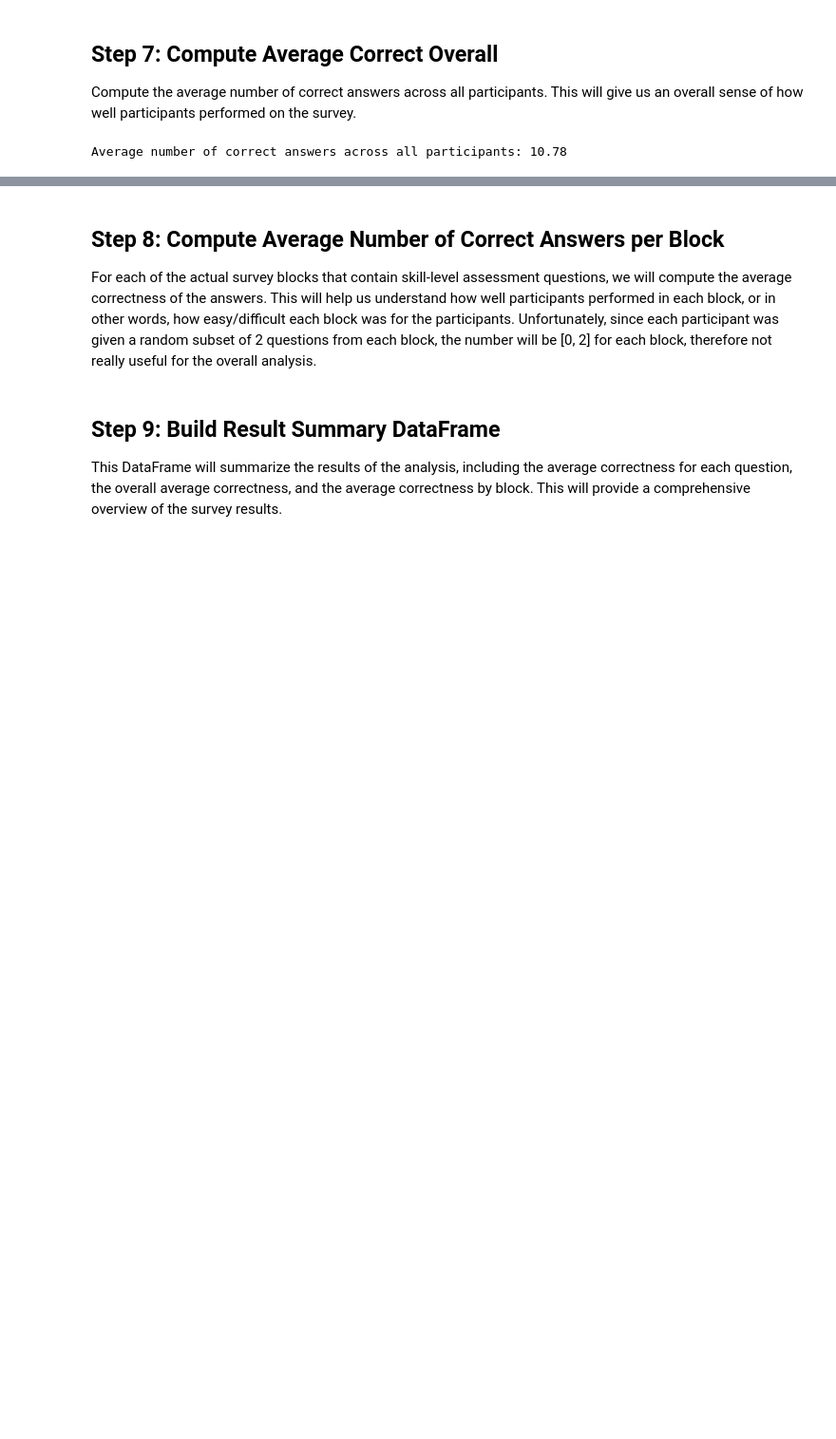
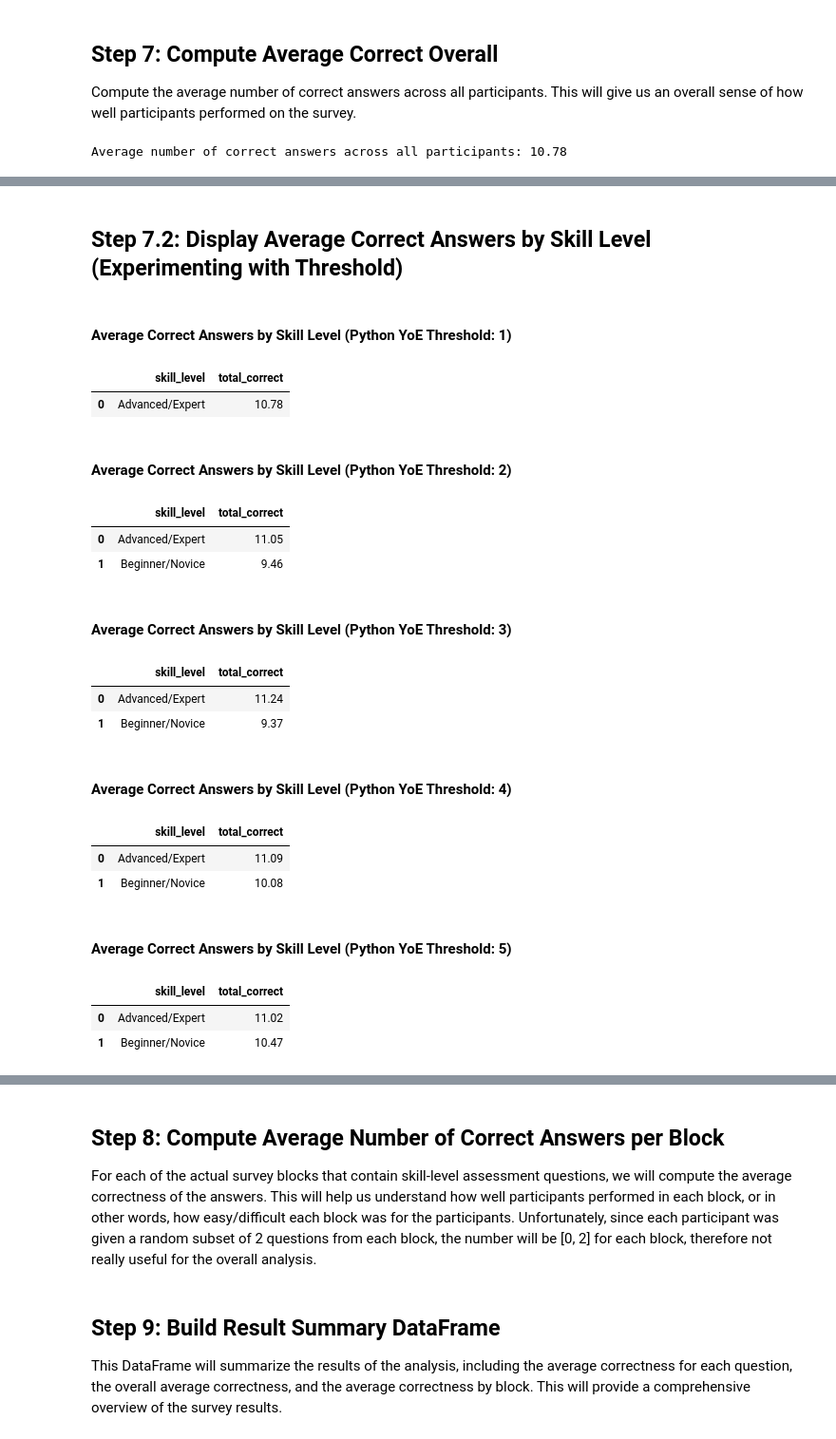
Before and after one commit to alemoraru/exceed-python-skill-assessment, a Jupyter notebook: notebooks/02_detailed_analysis.ipynb, the cells around one changed output, grey strips where cells are left out. Shown: that part at 95% size. Saved outputs shown, nothing was run; the diff lists cells and outputs as text; code cells hidden in the pictures; blank space fills up the shorter version.

```diff
--- a/notebooks/02_detailed_analysis.ipynb
+++ b/notebooks/02_detailed_analysis.ipynb
@@ -308,0 +317,57 @@ Average number of correct answers across all participants: 10.78
+# %%
+# Write a function that is provided with a DataFrame and a threshold for Python YoE, and returns the average number of correct answers for each skill level,
+# where skill level is defined as either beginner/novice (when Python YoE is below the threshold) or advanced/expert (when Python YoE is above the threshold).
+def compute_avg_correct_by_skill_level(df, skill_level_threshold=3):
+    """
+    Compute the average number of correct answers by skill level based on Python YoE.
+
+    Args:
+        df: DataFrame containing survey results.
+        skill_level_threshold: Threshold for Python YoE to differentiate between beginner/novice and advanced/expert users.
+
+    Returns:
+        DataFrame with average correct answers by skill level.
+    """
+    # Define skill levels based on Python YoE
+    df["skill_level"] = df["Q2.2"].apply(
+        lambda x: "Beginner/Novice" if x < skill_level_threshold else "Advanced/Expert")
+
+    # Compute average correct answers by skill level
+    avg_correct_by_skill = df.groupby("skill_level")["total_correct"].mean().reset_index()
+
+    return avg_correct_by_skill
+# %% [markdown]
+## Step 7.2: Display Average Correct Answers by Skill Level (Experimenting with Threshold)
+# %%
+# Define different thresholds for Python YoE to experiment with
+thresholds = [1, 2, 3, 4, 5]
+
+# Collect average correct answers by skill level for different thresholds
+avg_correct_thresholds = {}
+
+# Display average correct answers by skill level for different thresholds
+for threshold in thresholds:
+    avg_correct = compute_avg_correct_by_skill_level(df_results, threshold)
+    avg_correct_thresholds[threshold] = avg_correct
+    display(HTML(f"<h4>Average Correct Answers by Skill Level (Python YoE Threshold: {threshold})</h4>"))
+    display(avg_correct.style.format({"total_correct": "{:.2f}"}))
+# %% [output]
+Average Correct Answers by Skill Level (Python YoE Threshold: 1)
+|  | skill_level | total_correct |
+| 0 | Advanced/Expert | 10.78 |
+Average Correct Answers by Skill Level (Python YoE Threshold: 2)
+|  | skill_level | total_correct |
+| 0 | Advanced/Expert | 11.05 |
+| 1 | Beginner/Novice | 9.46 |
+Average Correct Answers by Skill Level (Python YoE Threshold: 3)
+|  | skill_level | total_correct |
+| 0 | Advanced/Expert | 11.24 |
+| 1 | Beginner/Novice | 9.37 |
+Average Correct Answers by Skill Level (Python YoE Threshold: 4)
+|  | skill_level | total_correct |
+| 0 | Advanced/Expert | 11.09 |
+| 1 | Beginner/Novice | 10.08 |
+Average Correct Answers by Skill Level (Python YoE Threshold: 5)
+|  | skill_level | total_correct |
+| 0 | Advanced/Expert | 11.02 |
+| 1 | Beginner/Novice | 10.47 |
```
Also changed, not shown: parts of 7 cells of this notebook.
